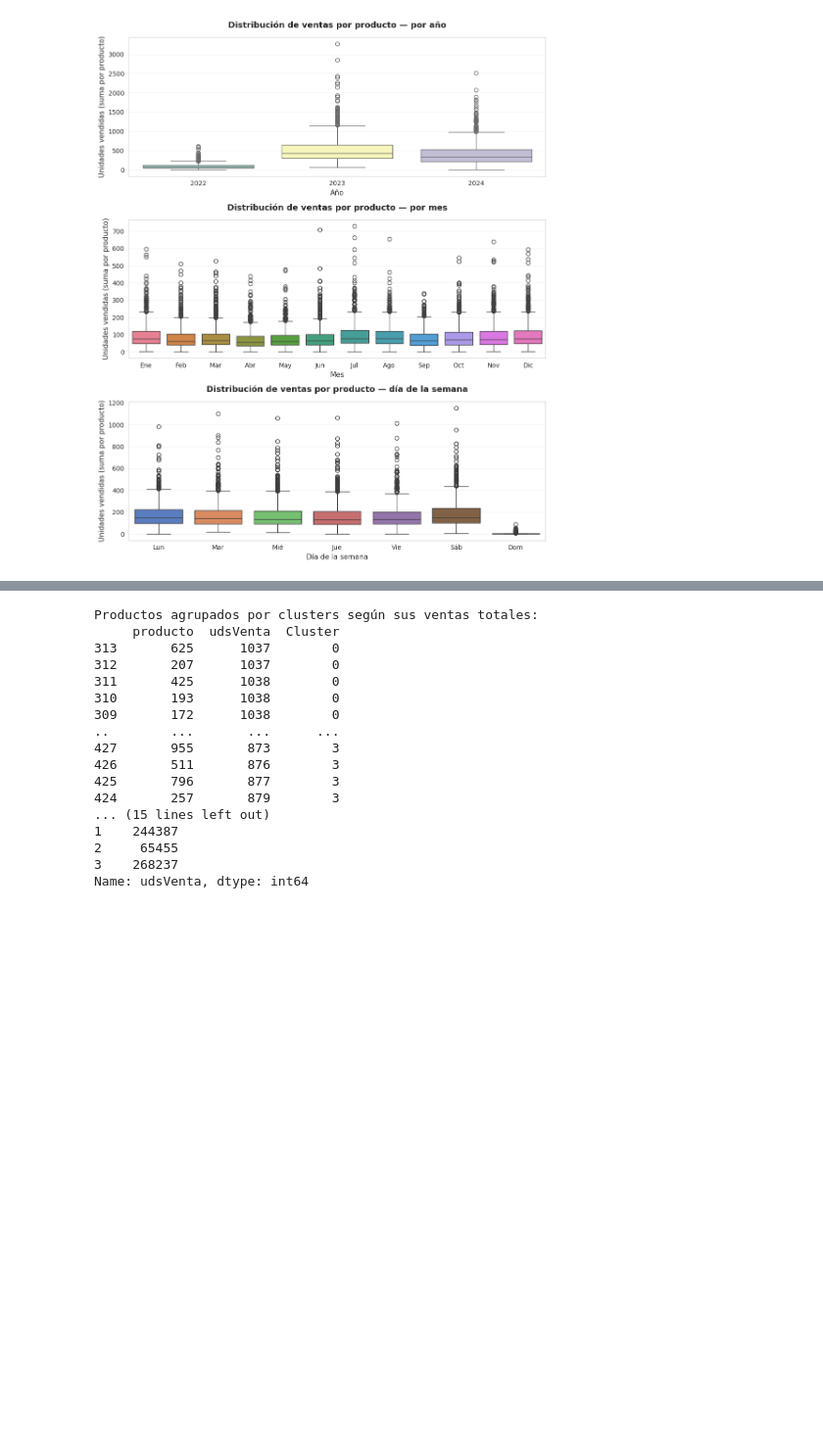
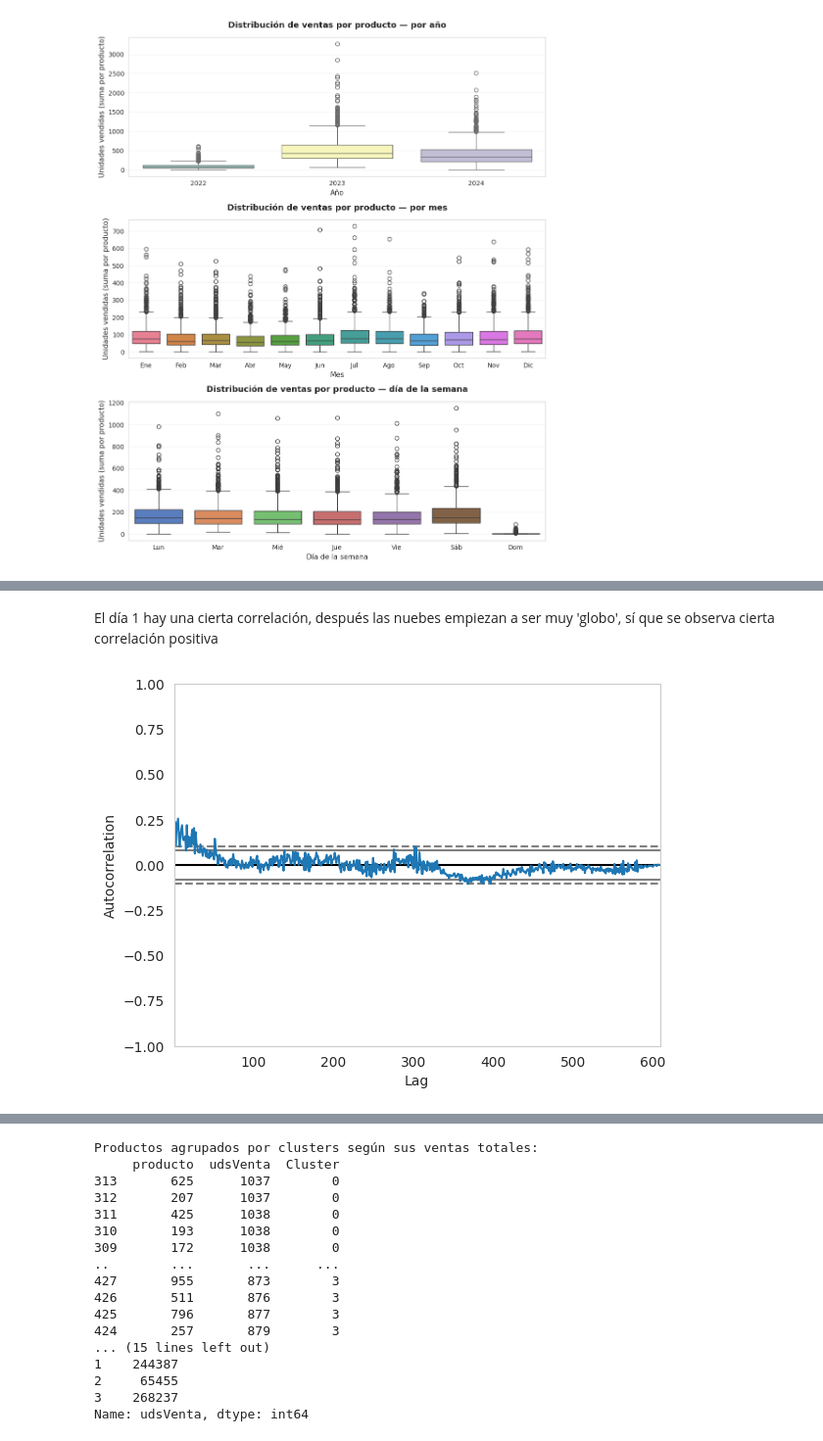
Before and after one commit to jmorala/TFMDS, a Jupyter notebook: cuadernos/02-EDA_datos.ipynb, the cells around one changed output, grey strips where cells are left out. Shown at 98% size. Cells and saved outputs as stored; diff of their text form; code cells hidden in the pictures; blank space fills up the shorter version.

```diff
--- a/cuadernos/02-EDA_datos.ipynb
+++ b/cuadernos/02-EDA_datos.ipynb
@@ -655,0 +638,8 @@ plt.show()
+# %% [markdown]
+El día 1 hay una cierta correlación, después las nuebes empiezan a ser muy 'globo', sí que se observa cierta correlación positiva
+# %%
+from pandas.plotting import autocorrelation_plot
+autocorrelation_plot(dfSTventasPorDia.udsVenta)
+plt.show()
+# %% [output]
+[figure, added]
```
Also changed, not shown: parts of 11 cells of this notebook.
